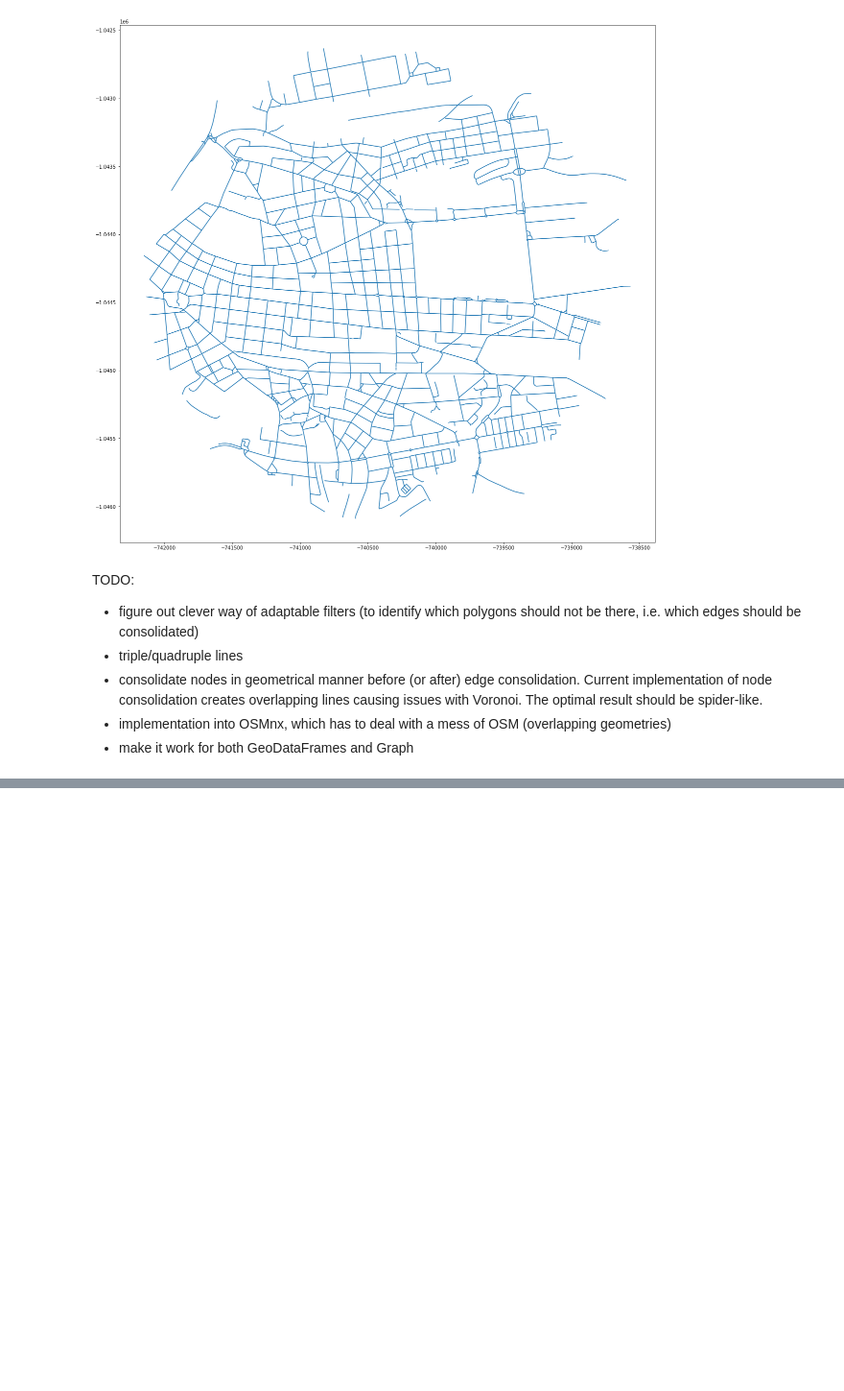
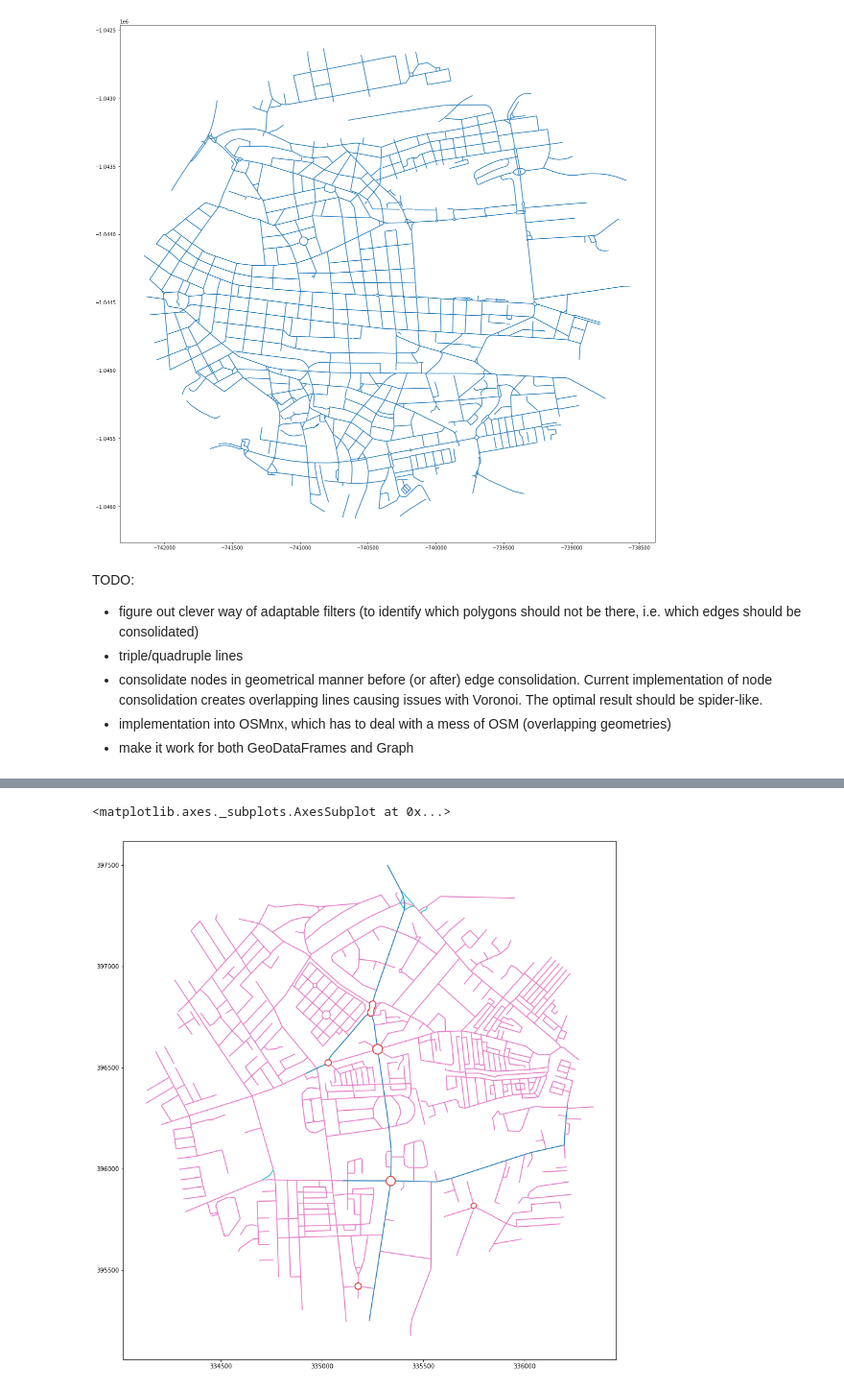
Before and after one commit to urbangrammarai/data_processing, a Jupyter notebook: street_network/network_processing.ipynb, the cells around one changed output, grey strips where cells are left out. Shown at 96% size. Saved outputs shown, nothing was run; the diff lists cells and outputs as text; code cells hidden in the pictures; blank space fills up the shorter version.

```diff
--- a/street_network/network_processing.ipynb
+++ b/street_network/network_processing.ipynb
@@ -54,0 +59,7 @@ TODO:
+# %%
+from shapely.geometry import Point
+
+
+pt = Point(335237.8, 396391.6)
+
+df = gpd.read_file('oproad_gpkg_gb/data/oproad_gb.gpkg', mask=pt.buffer(1000))
@@ -54,0 +86,5 @@ TODO:
+# %%
+df.plot('formOfWay', figsize=(16, 16))
+# %% [output]
+<matplotlib.axes._subplots.AxesSubplot at 0x...>
+[figure, added]
```
Also changed, not shown: parts of 6 cells of this notebook.
